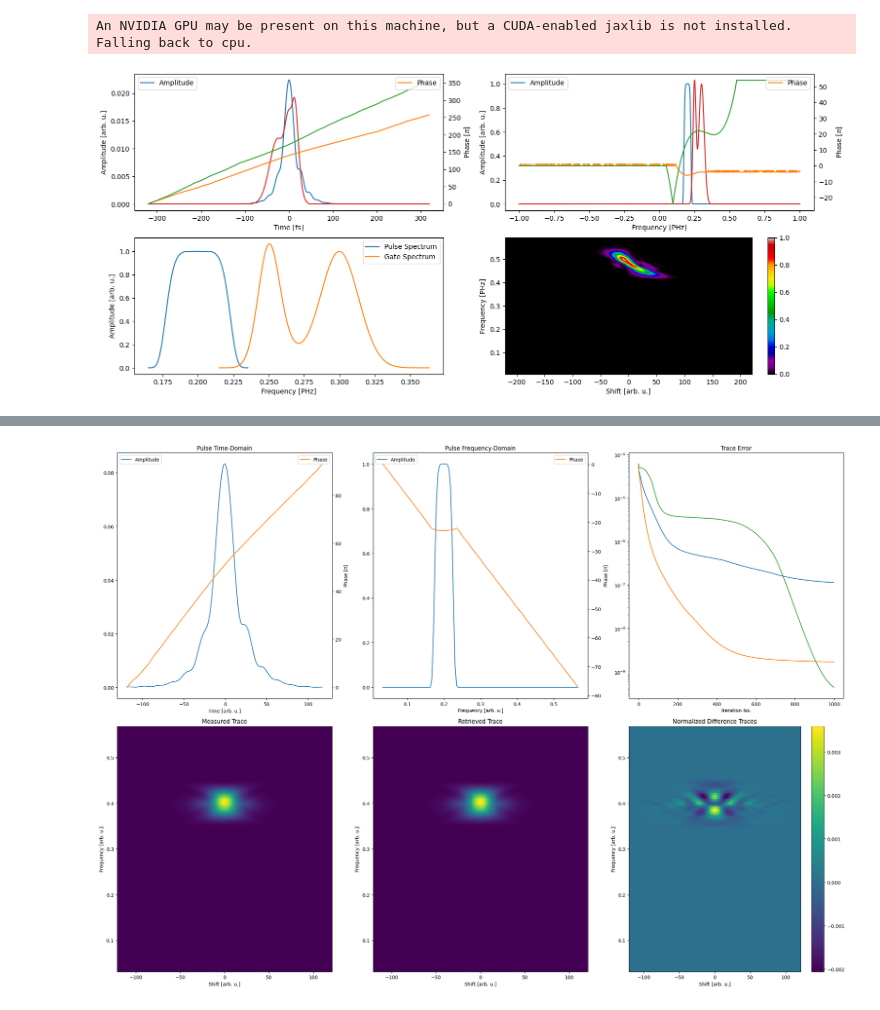
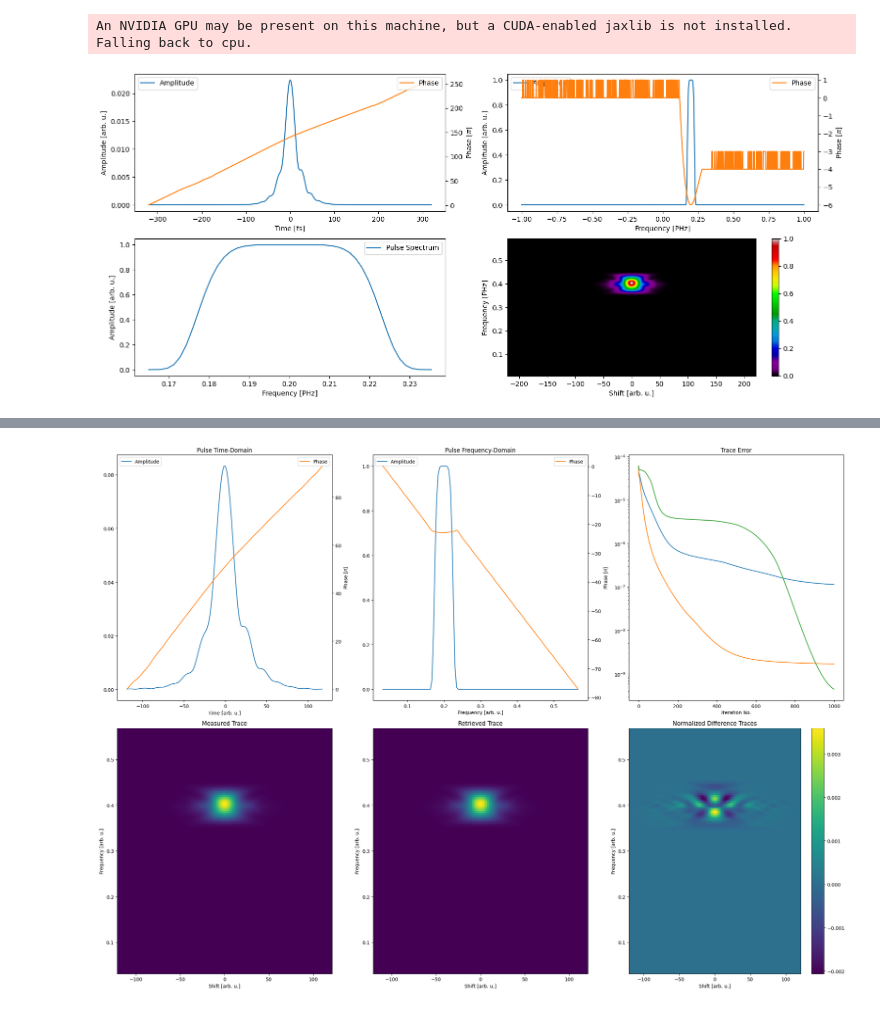
Before and after one commit to matillda123/Pulse-Retrieval-with-JAX, a Jupyter notebook: _usage_example.ipynb, the cells around one changed output, grey strips where cells are left out. Drawn from its saved outputs; the diff is of its cells as text; code cells hidden in the pictures.

```diff
--- a/_usage_example.ipynb
+++ b/_usage_example.ipynb
@@ -1,29 +1,29 @@
 # %%
 from pulsedjax.simulate_trace import MakeTrace
 from pulsedjax.simulate_trace import GaussianAmplitude, PolynomialPhase
 import jax.numpy as jnp
 import matplotlib.pyplot as plt
 import refractiveindex
 
 amp0 = GaussianAmplitude((1,0), (0.2,0.35), (0.05,0.025), (3,1))
 phase0 = PolynomialPhase(None, (0,0,50,-50))
 
 amp1 = GaussianAmplitude((1,1), (0.25,0.3), (0.025,0.045), (1,1))
 phase1 = PolynomialPhase(None, (0,0,-50,50))
 
 
 mp = MakeTrace(N=128*10, f_max=1)
 time, frequency, pulse_t, pulse_f = mp.generate_pulse((amp0,phase0))
 
 _, frequency_gate, _, pulse_f_gate = mp.generate_pulse((amp1,phase1))
 
 
 delay = jnp.linspace(-220,220,128*2)
 delay, frequency_trace, trace, spectra = mp.generate_frog(time, frequency, pulse_t, pulse_f, "shg", delay, real_fields=False,
-                                                          cross_correlation=True,
+                                                          cross_correlation=False,
                                                           gate=(frequency_gate, pulse_f_gate),
                                                           N=128*2, frequency_range=(0.1,0.5), interpolate_fft_conform=True)
 # %% [output]
 An NVIDIA GPU may be present on this machine, but a CUDA-enabled jaxlib is not installed. Falling back to cpu.
-[figure, old version]
+[figure, new version]
 # %%
```
Also changed, not shown: parts of 1 cell of this notebook, 2 other files.
